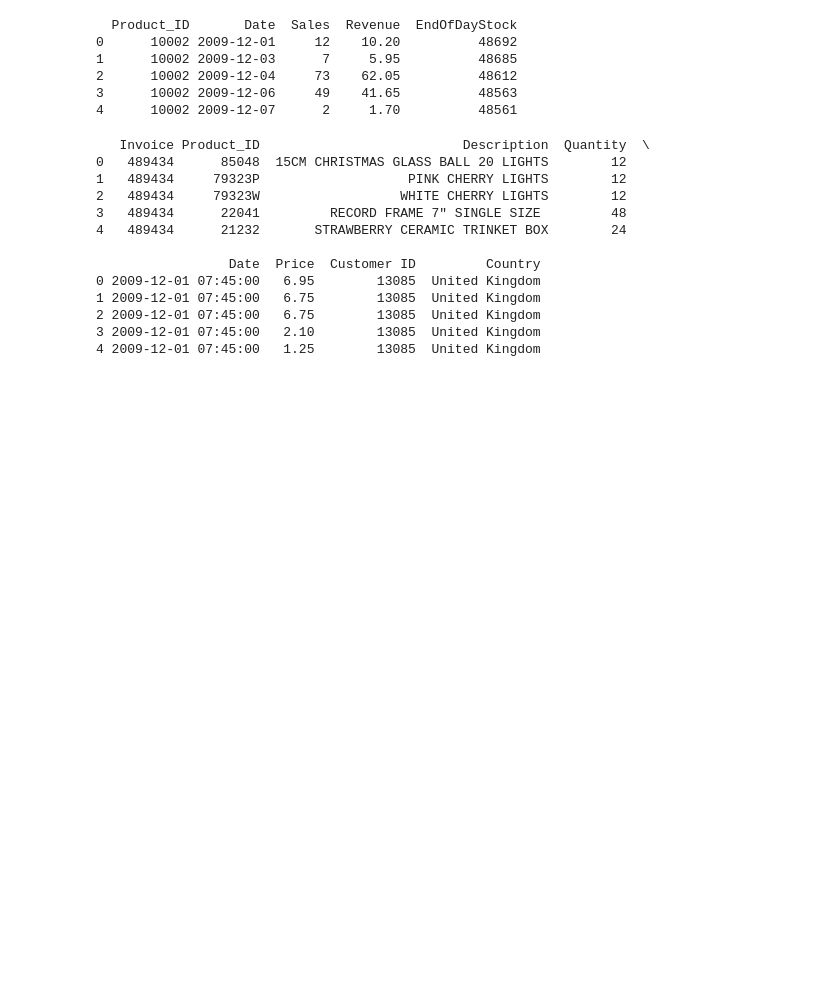
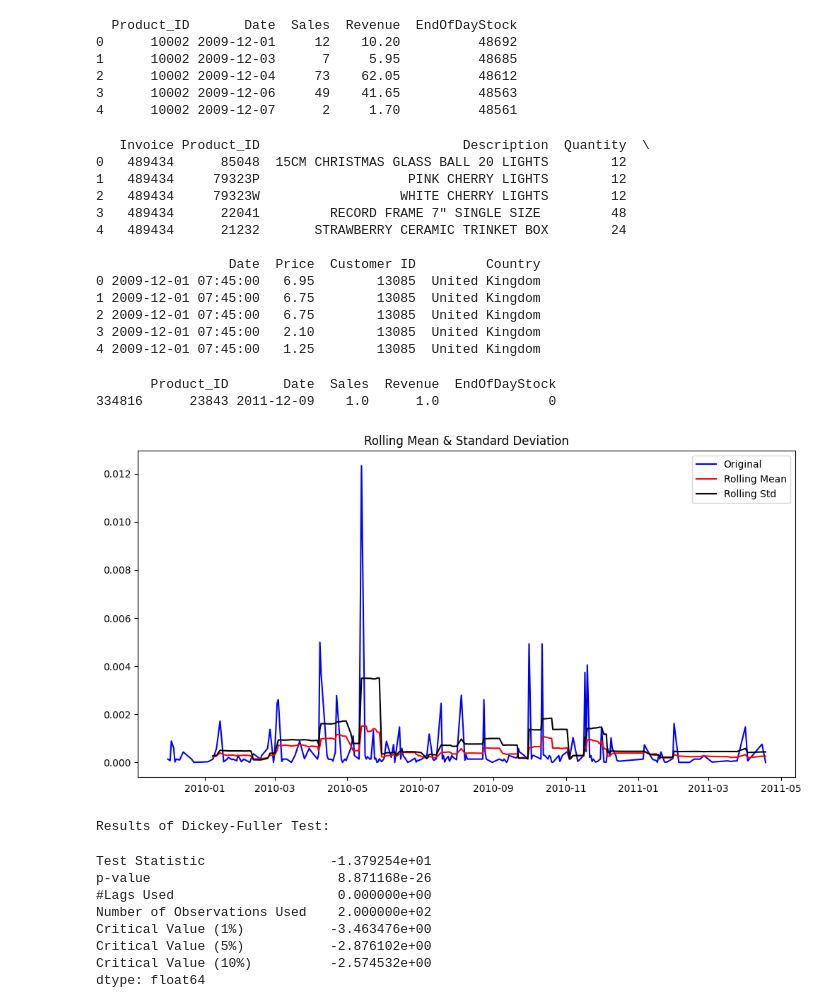
Before and after one commit to TeamOltenia/RetailX, a Jupyter notebook: dm&da/parsing.ipynb, the cells around one changed output. Saved outputs shown, nothing was run; the diff lists cells and outputs as text; code cells hidden in the pictures; blank space fills up the shorter version.

```diff
--- a/dm&da/parsing.ipynb
+++ b/dm&da/parsing.ipynb
@@ -31,3 +31,82 @@ print(transactions_df.head())
 2 2009-12-01 07:45:00   6.75        13085  United Kingdom
 3 2009-12-01 07:45:00   2.10        13085  United Kingdom
 4 2009-12-01 07:45:00   1.25        13085  United Kingdom
+# %%
+from sklearn.preprocessing import MinMaxScaler, StandardScaler
+
+def scale_data(df, columns, method='standardization'):
+    """
+    Scale the specified columns of the dataframe using the chosen method.
+
+    Parameters:
+    df (pandas.DataFrame): The dataframe containing the data.
+    columns (list): List of column names to be scaled.
+    method (str): The scaling method - 'standardization' or 'normalization'.
+
+    Returns:
+    pandas.DataFrame: The dataframe with the specified columns scaled.
+    """
+    scaler = StandardScaler() if method == 'standardization' else MinMaxScaler()
+
+    # Scale only the specified columns
+    df_scaled = df.copy()
+    df_scaled[columns] = scaler.fit_transform(df_scaled[columns])
+
+    return df_scaled
+
+# Example usage
+# Assuming df is your DataFrame and you want to scale 'Sales' and 'Revenue'
+scaled_df = scale_data(sales_df, ['Sales', 'Revenue'], method='minmax')
+print(scaled_df[scaled_df['Revenue'] == scaled_df['Revenue'].max()])
+# %% [output]
+       Product_ID       Date  Sales  Revenue  EndOfDayStock
+334816      23843 2011-12-09    1.0      1.0              0
+# %%
+from statsmodels.tsa.stattools import adfuller
+import matplotlib.pyplot as plt
+
+# Filter the data for one specific product
+product_data = scaled_df[scaled_df['Product_ID'] == scaled_df['Product_ID'].unique()[0]].copy()
+
+# Set the Date as the index
+product_data.set_index('Date', inplace=True)
+
+# Focus on the Sales column for ARIMA
+sales_data = product_data['Sales']
+
+# Check for stationarity
+def test_stationarity(timeseries):
+    # Determining rolling statistics
+    rolmean = timeseries.rolling(window=12).mean()
+    rolstd = timeseries.rolling(window=12).std()
+
+    # Plot rolling statistics
+    plt.figure(figsize=(12, 6))
+    plt.plot(timeseries, color='blue',label='Original')
+    plt.plot(rolmean, color='red', label='Rolling Mean')
+    plt.plot(rolstd, color='black', label='Rolling Std')
+    plt.legend(loc='best')
+    plt.title('Rolling Mean & Standard Deviation')
+    plt.show()
+
+    # Perform Dickey-Fuller test
+    print("Results of Dickey-Fuller Test:")
+    dftest = adfuller(timeseries, autolag='AIC')
+    dfoutput = pd.Series(dftest[0:4], index=['Test Statistic','p-value','#Lags Used','Number of Observations Used'])
+    for key,value in dftest[4].items():
+        dfoutput['Critical Value (%s)' % key] = value
+    return dfoutput
+
+# Testing stationarity
+test_stationarity(sales_data)
+# %% [output]
+[figure, added]
+Results of Dickey-Fuller Test:
+Test Statistic                -1.379254e+01
+p-value                        8.871168e-26
+#Lags Used                     0.000000e+00
+Number of Observations Used    2.000000e+02
+Critical Value (1%)           -3.463476e+00
+Critical Value (5%)           -2.876102e+00
+Critical Value (10%)          -2.574532e+00
+dtype: float64
```
Also changed, not shown: parts of 3 cells of this notebook.
